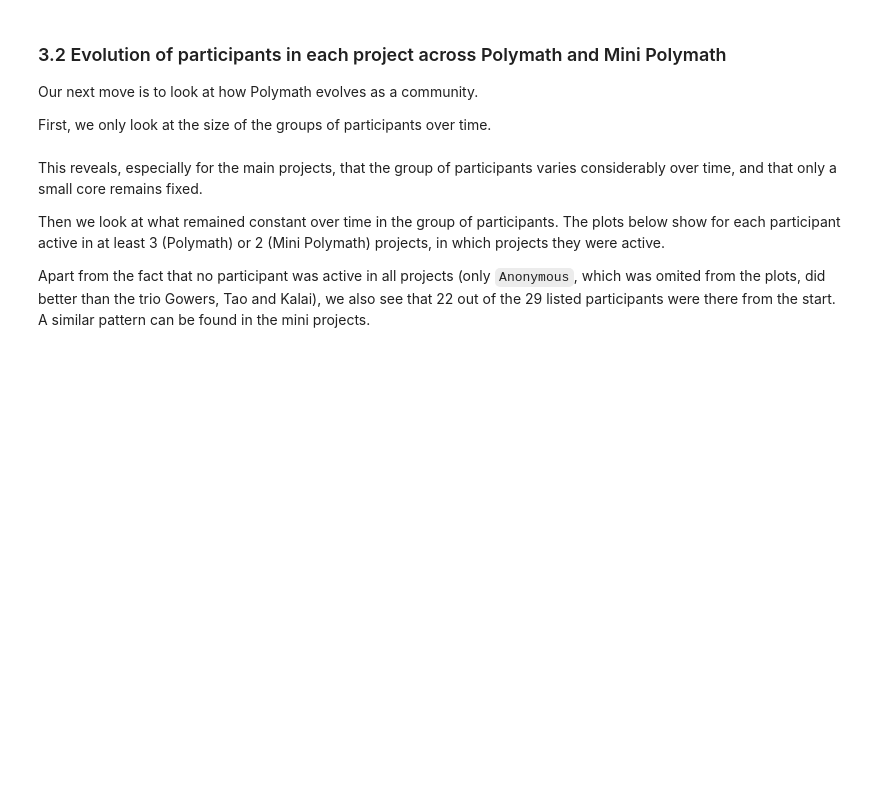
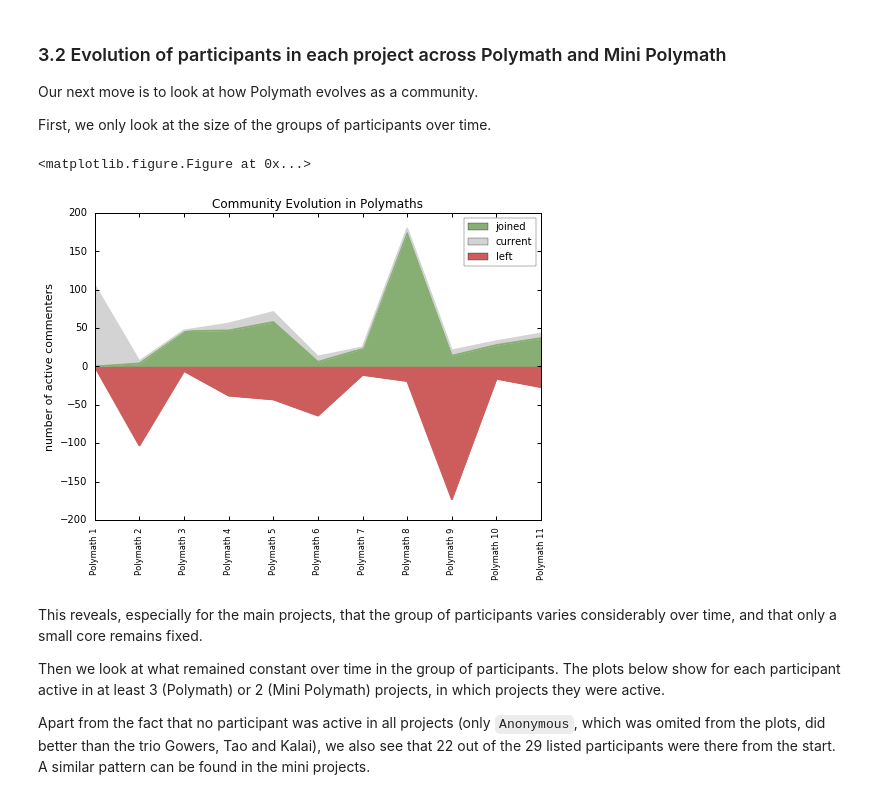
Before and after one commit to patrickallo/mathpracmod, a Jupyter notebook: Polymath Comparison.ipynb, the cells around one changed output. Saved outputs shown, nothing was run; the diff lists cells and outputs as text; code cells hidden in the pictures; blank space fills up the shorter version.

```diff
--- a/Polymath Comparison.ipynb
+++ b/Polymath Comparison.ipynb
@@ -175,17 +135,17 @@ PM11_FRAME = process_polymath("pm 11", split=True)
 A list of all Polymath and Mini Polymath frames is created, and then used to create two large `pandas.DataFrames`
 # %%
 POLYMATHS = [PM1_FRAME, PM2_FRAME, PM3_FRAME, PM4_FRAME, PM5_FRAME, PM6_FRAME, PM7_FRAME, PM8_FRAME, PM9_FRAME, PM10_FRAME, PM11_FRAME]
-MINIPOLYMATHS = [mPM1_FRAME, mPM2_FRAME, mPM3_FRAME, mPM4_FRAME]
+#MINIPOLYMATHS = [mPM1_FRAME, mPM2_FRAME, mPM3_FRAME, mPM4_FRAME]
 COL_ORDER = PM1_FRAME.columns.tolist()
 PM_FRAME = pd.concat(POLYMATHS)[COL_ORDER]
-mPM_FRAME = pd.concat(MINIPOLYMATHS)
+#mPM_FRAME = pd.concat(MINIPOLYMATHS)
 # %% [markdown]
 Additional columns with sets of authors for threads and accumulated mthreads are added
 # %%
 PM_FRAME['authors'] = PM_FRAME['thread'].apply(lambda thread: thread.authors)
 PM_FRAME['authors (accumulated)'] = PM_FRAME['network'].apply(lambda network: set(network.author_frame.index))
-mPM_FRAME['authors'] = mPM_FRAME['thread'].apply(lambda thread: thread.authors)
-mPM_FRAME['authors (accumulated)'] = mPM_FRAME['network'].apply(lambda network: set(network.author_frame.index))
+#mPM_FRAME['authors'] = mPM_FRAME['thread'].apply(lambda thread: thread.authors)
+#mPM_FRAME['authors (accumulated)'] = mPM_FRAME['network'].apply(lambda network: set(network.author_frame.index))
 # %% [markdown]
 Sets of all PM-authors and all Mini-PM-authors are created.
 # %%
@@ -551,7 +523,10 @@ Our next move is to look at how Polymath evolves as a community.
 First, we only look at the size of the groups of participants over time.
 # %%
 plot_community_evolution("Polymaths")
-plot_community_evolution("MiniPolymaths")
+#plot_community_evolution("MiniPolymaths")
+# %% [output]
+<matplotlib.figure.Figure at 0x...>
+[figure, added]
 # %% [markdown]
 This reveals, especially for the main projects, that the group of participants varies considerably over time, and that only a small core remains fixed.
 
```
Also changed, not shown: parts of 27 cells of this notebook, 4 other files.
